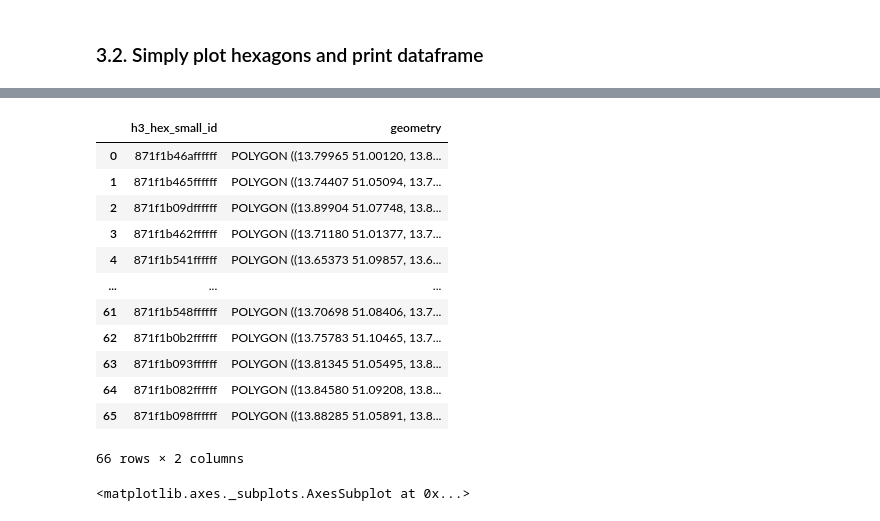
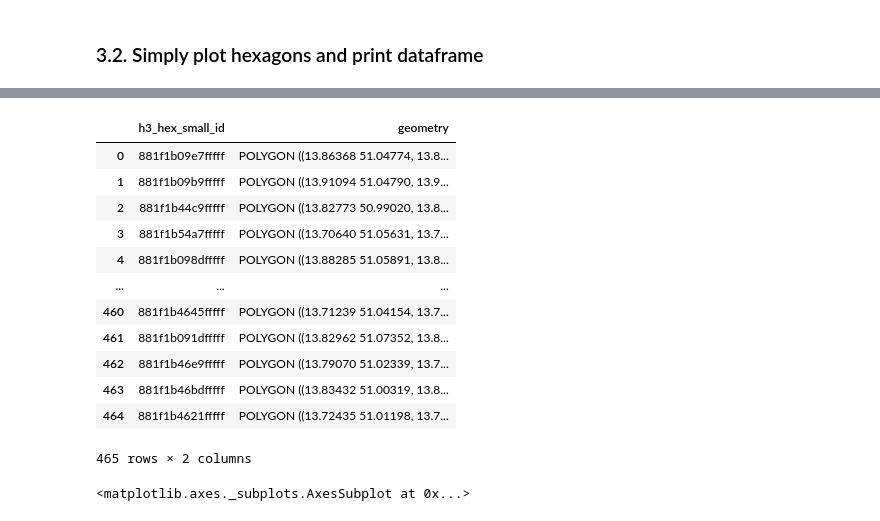
Before and after one commit to mulko93/AAA_Jupyter_Explorers, a Jupyter notebook: notebooks/02_CreateHexagons_MAC_ONLY.ipynb, the cells around one changed output, grey strips where cells are left out. Saved outputs shown, nothing was run; the diff lists cells and outputs as text; code cells hidden in the pictures.

```diff
--- a/notebooks/02_CreateHexagons_MAC_ONLY.ipynb
+++ b/notebooks/02_CreateHexagons_MAC_ONLY.ipynb
@@ -125,17 +152,17 @@ df_hexagons_small.plot()
-# %%
-df_hexagons_small
-# %% [output]
-|  | h3_hex_small_id | geometry |
-| 0 | 871f1b46affffff | POLYGON ((13.79965 51.00120, 13.8... |
-| 1 | 871f1b465ffffff | POLYGON ((13.74407 51.05094, 13.7... |
-| 2 | 871f1b09dffffff | POLYGON ((13.89904 51.07748, 13.8... |
-| 3 | 871f1b462ffffff | POLYGON ((13.71180 51.01377, 13.7... |
-| 4 | 871f1b541ffffff | POLYGON ((13.65373 51.09857, 13.6... |
-| ... | ... | ... |
-| 61 | 871f1b548ffffff | POLYGON ((13.70698 51.08406, 13.7... |
-| 62 | 871f1b0b2ffffff | POLYGON ((13.75783 51.10465, 13.7... |
-| 63 | 871f1b093ffffff | POLYGON ((13.81345 51.05495, 13.8... |
-| 64 | 871f1b082ffffff | POLYGON ((13.84580 51.09208, 13.8... |
-| 65 | 871f1b098ffffff | POLYGON ((13.88285 51.05891, 13.8... |
-66 rows × 2 columns
+# %%
+gdf_hexagons_small
+# %% [output]
+|  | h3_hex_small_id | geometry |
+| 0 | 881f1b09e7fffff | POLYGON ((13.86368 51.04774, 13.8... |
+| 1 | 881f1b09b9fffff | POLYGON ((13.91094 51.04790, 13.9... |
+| 2 | 881f1b44c9fffff | POLYGON ((13.82773 50.99020, 13.8... |
+| 3 | 881f1b54a7fffff | POLYGON ((13.70640 51.05631, 13.7... |
+| 4 | 881f1b098dfffff | POLYGON ((13.88285 51.05891, 13.8... |
+| ... | ... | ... |
+| 460 | 881f1b4645fffff | POLYGON ((13.71239 51.04154, 13.7... |
+| 461 | 881f1b091dfffff | POLYGON ((13.82962 51.07352, 13.8... |
+| 462 | 881f1b46e9fffff | POLYGON ((13.79070 51.02339, 13.7... |
+| 463 | 881f1b46bdfffff | POLYGON ((13.83432 51.00319, 13.8... |
+| 464 | 881f1b4621fffff | POLYGON ((13.72435 51.01198, 13.7... |
+465 rows × 2 columns
 # %%
```
Also changed, not shown: parts of 12 cells of this notebook, 1 other file.
